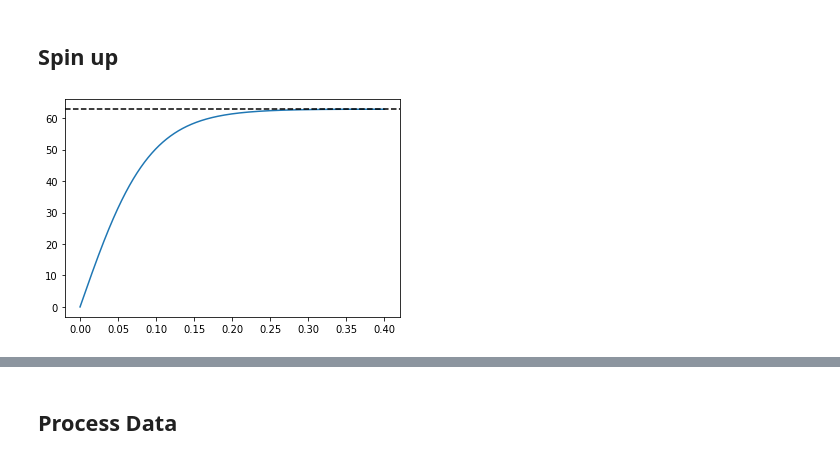
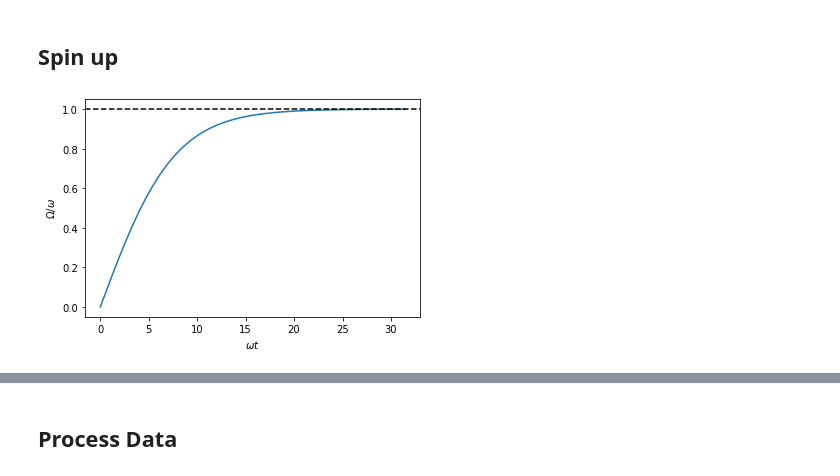
Before and after one commit to biswaroopmukherjee/condensate, a Jupyter notebook: notebooks/Hall strip.ipynb, the cells around one changed output, grey strips where cells are left out. Cells and saved outputs as stored; diff of their text form; code cells hidden in the pictures.

```diff
--- a/notebooks/Hall strip.ipynb
+++ b/notebooks/Hall strip.ipynb
@@ -47,16 +54,19 @@ groundstate.show_density()
 ## Spin up
 # %%
 whirrMax = omega
-steps = 40000
-whirrtime = 30000
+steps = 50000
+whirrtime = 40000
 times = np.arange(steps)
 Omega = [np.min([whirrMax, omega * 1.001 * np.tanh(3.3 * t / whirrtime)]) for t in times]
 
-plt.plot(dt*times, Omega)
-plt.axhline(Omega[-1],ls='--',c='k')
+plt.plot(omega*dt*times, np.array(Omega)/omega)
+plt.axhline(Omega[-1]/omega,ls='--',c='k')
+plt.xlabel(r'$\omega t$')
+plt.ylabel(r'$\Omega/\omega$')
+plt.savefig('figures/rampup.png')
 plt.show()
 # %% [output]
-[figure, old version]
+[figure, new version]
 # %%
 hallstrip = deepcopy(groundstate)
 # %%
```
Also changed, not shown: parts of 37 cells of this notebook, 6 other files.
